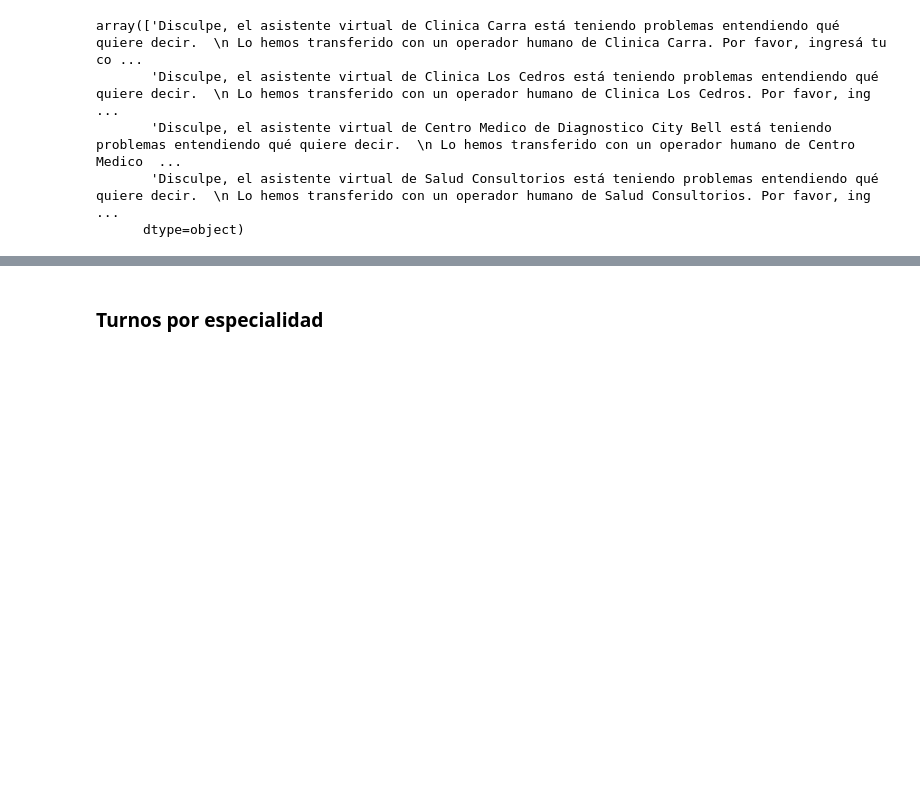
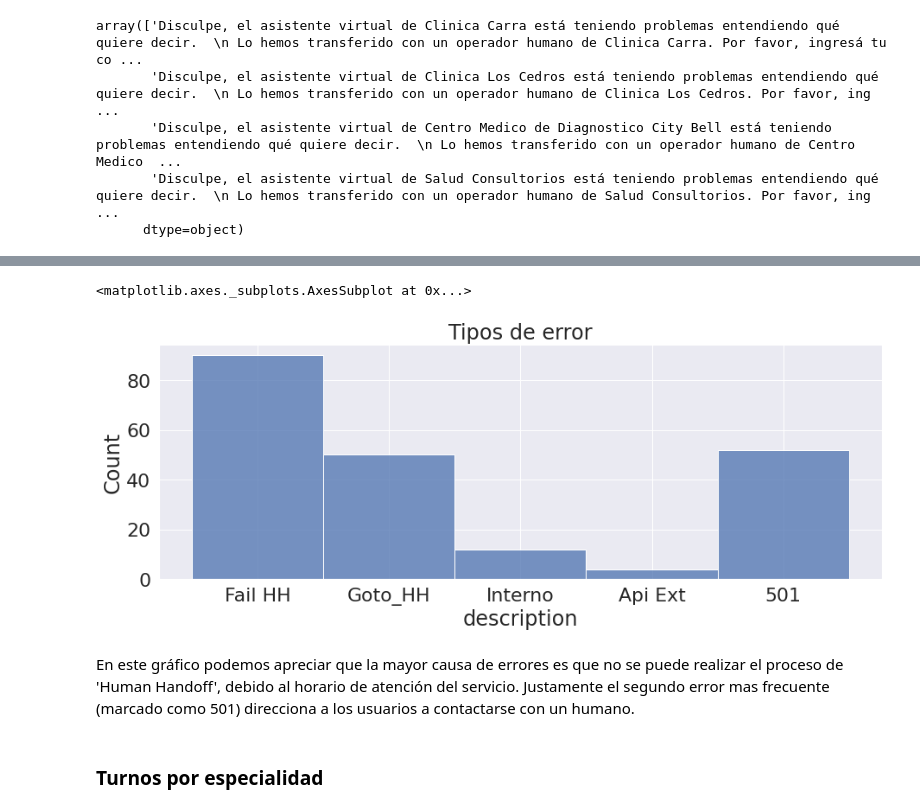
Before and after one commit to Tommmster/mentoria-diplodatos-chatbot, a Jupyter notebook: practico_1_AyV.ipynb, the cells around one changed output, grey strips where cells are left out. Cells and saved outputs as stored; diff of their text form; code cells hidden in the pictures; blank space fills up the shorter version.

```diff
--- a/practico_1_AyV.ipynb
+++ b/practico_1_AyV.ipynb
@@ -353,7 +379,8 @@ seaborn.histplot(data=df['Hospital'])
 ### Campos con errores
 Se pueden identificar mensajes de error en la interacción con los usuarios. En esta categoría podemos incluir tanto a los errores técnicos de la plataforma (o un proveedor), o los errores del bot (no siendo capaz de reconocer mensajes, o pasar a un operador humano)
 # %%
-df_errores = df[(df['Error_Interno'] == 1) | (df ['Error_501'] == 1 )| (df ['Falla_Api_Externo'] == 1) | (df.Fail_HH == 1) | (df.Many_Fallbacks_Goto_HH == 1) | (df.fail_HH_sms == 1)]
+df_errores = df[(df['Error_Interno'] == 1) | (df ['Error_501'] == 1 )| (df ['Falla_Api_Externo'] == 1) | (df.Fail_HH == 1) | (df.Many_Fallbacks_Goto_HH == 1) | (df.fail_HH_sms == 1)] \
+[['Error_Interno', 'Error_501', 'Falla_Api_Externo', 'Fail_HH', 'Many_Fallbacks_Goto_HH']]
 len(df_errores)
 # %% [output]
 208
@@ -384,3 +449,29 @@ array(['Disculpe, el asistente virtual de Clinica Carra está teniendo problemas
+# %%
+def mark_error(e):
+  if e.Error_Interno == 1:
+    return 'Interno'
+  elif e.Error_501 == 1:
+    return '501'
+  elif e.Falla_Api_Externo == 1:
+    return 'Api Ext'
+  elif e.Fail_HH == 1:
+    return 'Fail HH'
+  elif e.Many_Fallbacks_Goto_HH == 1:
+    return 'Goto_HH'
+  else:
+    raise ValueError()
+
+df_errores['description'] = df_errores.apply(mark_error, axis= 1)
+# %%
+fig = plt.figure(figsize=(15, 5))
+plt.ticklabel_format(style='plain', axis='x')
+plt.title('Tipos de error')
+seaborn.histplot(data=df_errores, x = 'description')
+# %% [output]
+<matplotlib.axes._subplots.AxesSubplot at 0x...>
+[figure, added]
+# %% [markdown]
+En este gráfico podemos apreciar que la mayor causa de errores es que no se puede realizar el proceso de 'Human Handoff', debido al horario de atención del servicio. Justamente el segundo error mas frecuente (marcado como 501) direcciona a los usuarios a contactarse con un humano.
 # %% [markdown]
 ### Turnos por especialidad
 # %% [markdown]
```
Also changed, not shown: parts of 31 cells of this notebook.
